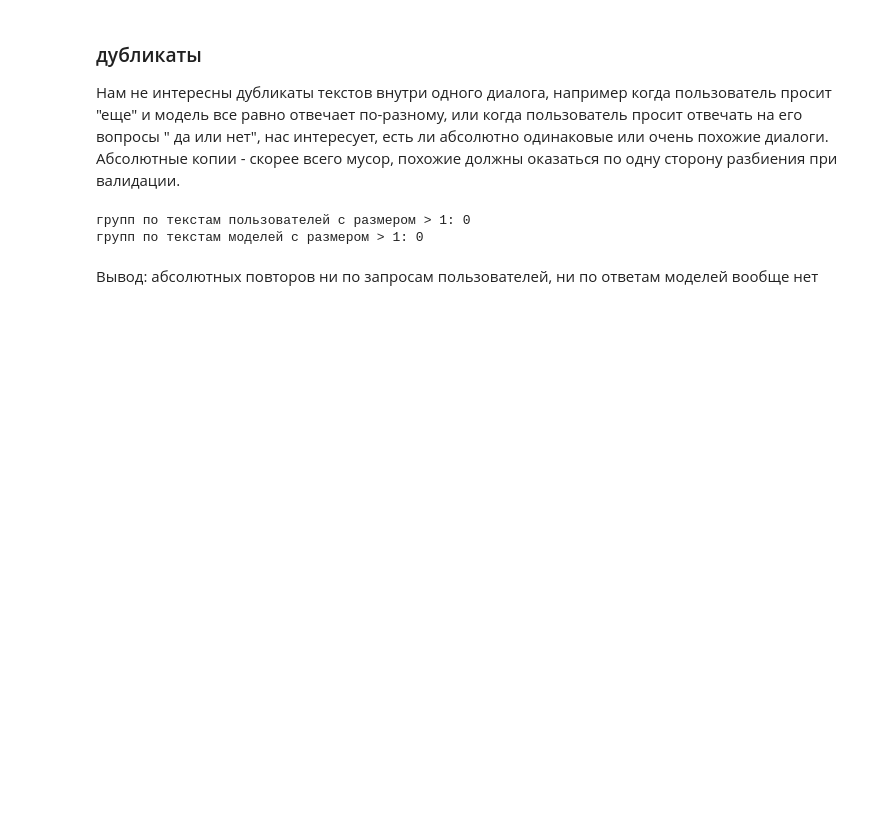
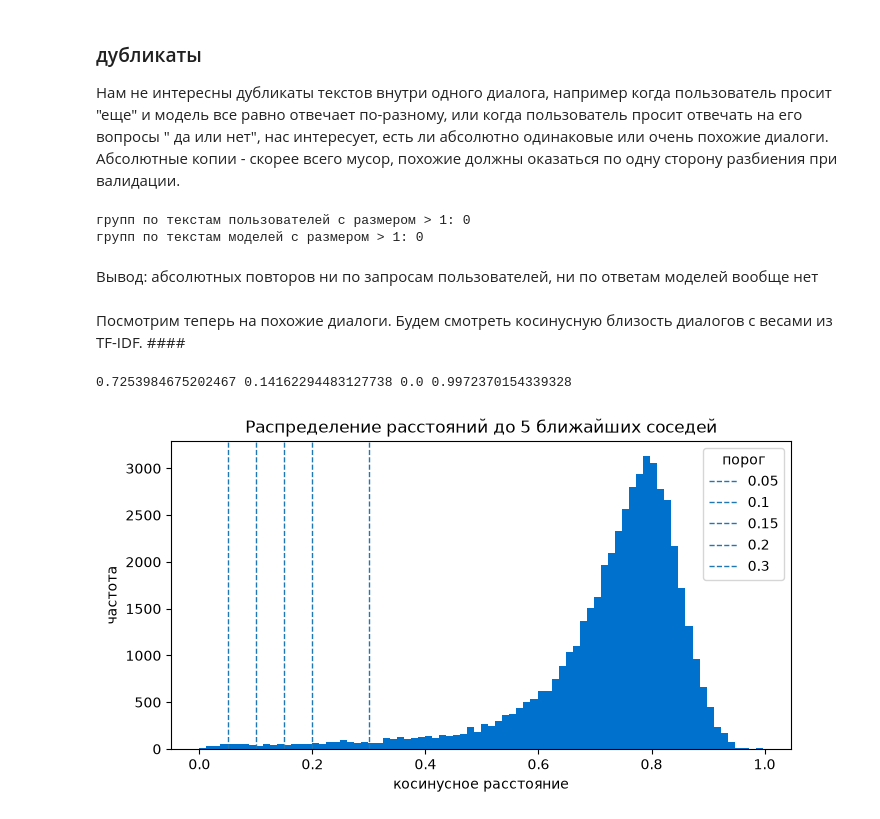
Before and after one commit to Half-Head/ML_homework, a Jupyter notebook: hw1/1_step_eda.ipynb, the cells around one changed output. Drawn from its saved outputs; the diff is of its cells as text; code cells hidden in the pictures; blank space fills up the shorter version.

```diff
--- a/hw1/1_step_eda.ipynb
+++ b/hw1/1_step_eda.ipynb
@@ -251,3 +236,29 @@ print("групп по текстам моделей с размером > 1:",
 групп по текстам моделей с размером > 1: 0
 # %% [markdown]
 Вывод: абсолютных повторов ни по запросам пользователей, ни по ответам моделей вообще нет
+# %% [markdown]
+Посмотрим теперь на похожие диалоги. Будем смотреть косинусную близость диалогов с весами из TF-IDF. ####
+# %%
+vectorizer = TfidfVectorizer()
+tf_idf = vectorizer.fit_transform(dialogs_df["user_text"])#.str[:3000])
+
+nn = NearestNeighbors(n_neighbors=6, metric="cosine").fit(tf_idf) # возвращает 1-cos ! то есть 0 - идентичные, 1 - разные
+distances, indices = nn.kneighbors(tf_idf)
+distances = distances[:, 1:] # убираем расстояние до самого себя, в итоге смотрим 5 соседей каждого по тексту пользователя
+indices = indices[:, 1:]
+# %%
+print(distances.mean(), distances.std(), distances.min(), distances.max())
+# %% [output]
+0.7253984675202467 0.14162294483127738 0.0 0.9972370154339328
+# %%
+fig, axes = plt.subplots(figsize=(8, 4))
+axes.hist(distances.ravel(), bins=80, color="#0072CE")
+for t in [0.05, 0.1, 0.15, 0.2, 0.3]:
+    axes.axvline(t, ls="--", lw=1, label=f"{t}")
+axes.set_xlabel("косинусное расстояние")
+axes.set_ylabel("частота")
+axes.set_title("Распределение расстояний до 5 ближайших соседей")
+axes.legend(title="порог")
+plt.show()
+# %% [output]
+[figure, added]
```
Also changed, not shown: parts of 8 cells of this notebook, 1 other file.
